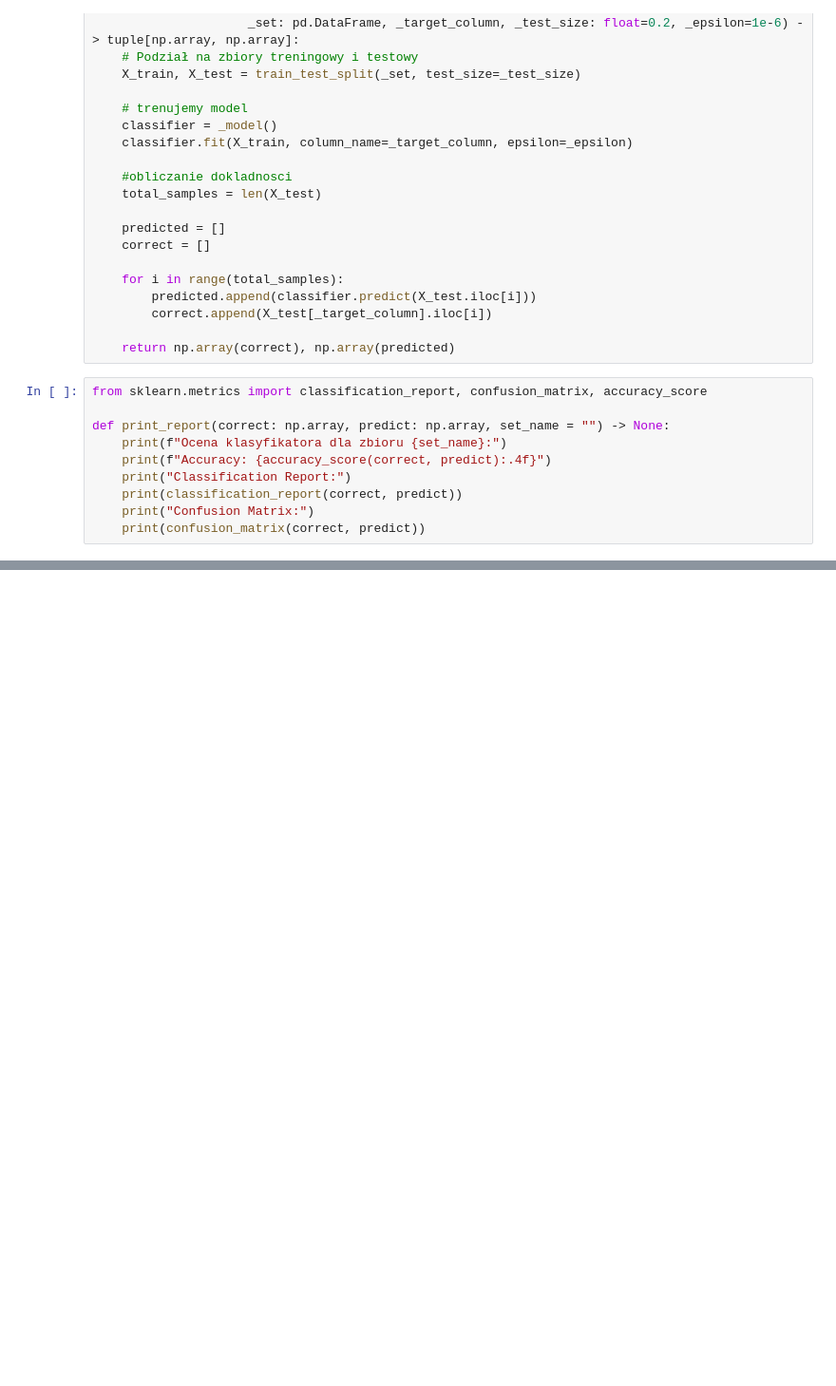
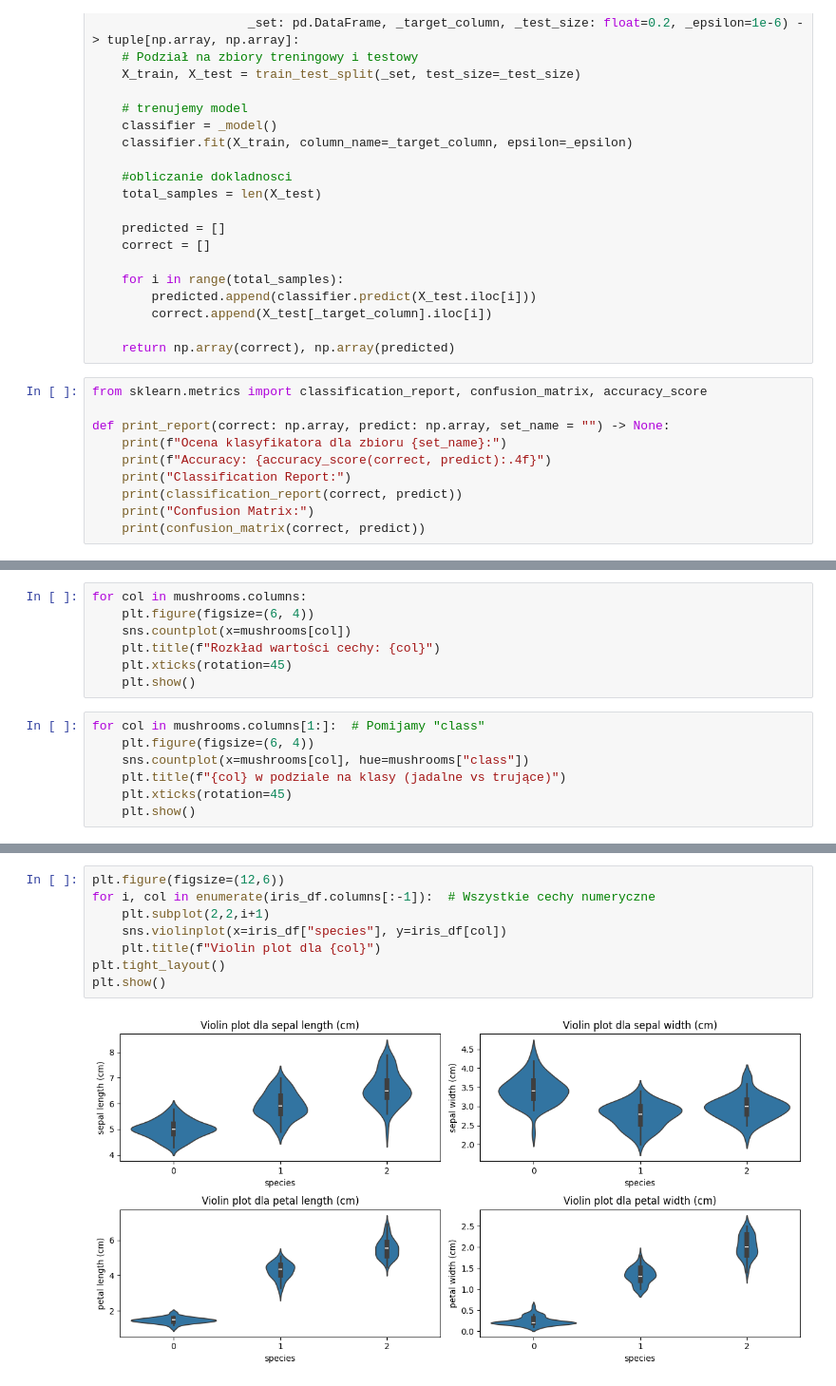
Before and after one commit to FalcO0O/Statystyka-projekt-AGH, a Jupyter notebook: statystyka1.ipynb, the cells around one changed output, grey strips where cells are left out. Shown at 95% size. Saved outputs shown, nothing was run; the diff lists cells and outputs as text; blank space fills up the shorter version.

```diff
--- a/statystyka1.ipynb
+++ b/statystyka1.ipynb
@@ -356,0 +335,14 @@ Confusion Matrix:
+# %%
+for col in mushrooms.columns:
+    plt.figure(figsize=(6, 4))
+    sns.countplot(x=mushrooms[col])
+    plt.title(f"Rozkład wartości cechy: {col}")
+    plt.xticks(rotation=45)
+    plt.show()
+# %%
+for col in mushrooms.columns[1:]:  # Pomijamy "class"
+    plt.figure(figsize=(6, 4))
+    sns.countplot(x=mushrooms[col], hue=mushrooms["class"])
+    plt.title(f"{col} w podziale na klasy (jadalne vs trujące)")
+    plt.xticks(rotation=45)
+    plt.show()
@@ -392,0 +441,10 @@ Confusion Matrix:
+# %%
+plt.figure(figsize=(12,6))
+for i, col in enumerate(iris_df.columns[:-1]):  # Wszystkie cechy numeryczne
+    plt.subplot(2,2,i+1)
+    sns.violinplot(x=iris_df["species"], y=iris_df[col])
+    plt.title(f"Violin plot dla {col}")
+plt.tight_layout()
+plt.show()
+# %% [output]
+[figure, added]
```
Also changed, not shown: parts of 18 cells of this notebook.
